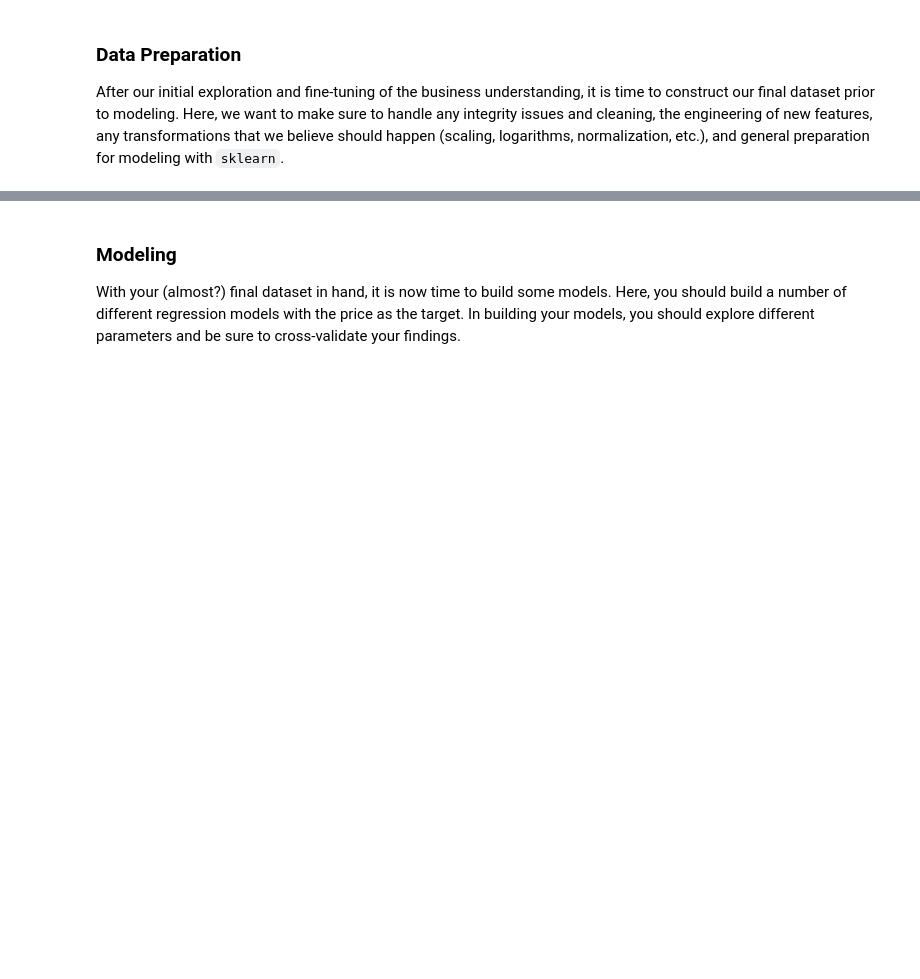
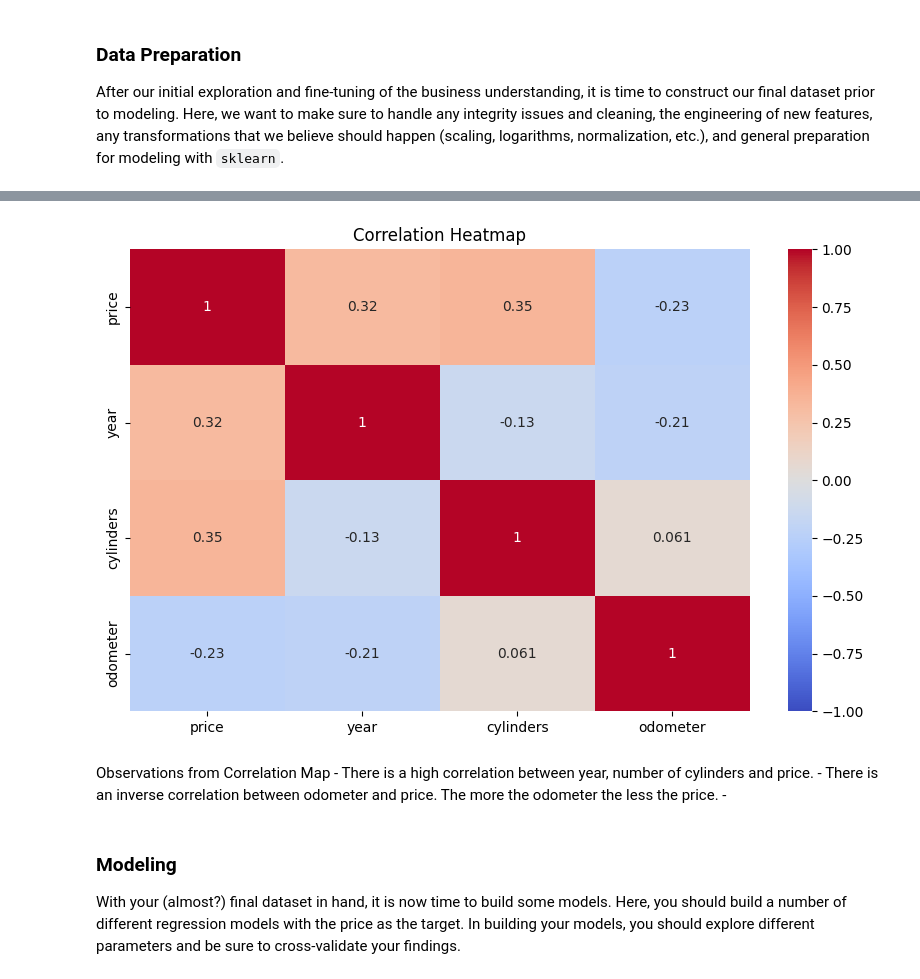
Before and after one commit to skavoori/practical-application-2, a Jupyter notebook: prompt_II.ipynb, the cells around one changed output, grey strips where cells are left out. Drawn from its saved outputs; the diff is of its cells as text; code cells hidden in the pictures; blank space fills up the shorter version.

```diff
--- a/prompt_II.ipynb
+++ b/prompt_II.ipynb
@@ -128,0 +129,7 @@ Preparation Steps
+# %%
+df = pd.read_csv('data/vehicles.csv')
+df_prepared = df.dropna()
+df_prepared = df_prepared.drop(columns=['id', 'VIN', 'state', 'region'])
+df_prepared = df_prepared[df_prepared['price'] != 0].reset_index(drop=True)
+df_prepared.head()
+df_prepared.info()
@@ -128,0 +167,6 @@ Preparation Steps
+# %%
+# Convert cylinders to numeric
+df_prepared['cylinders'] = df_prepared['cylinders'].str.replace('cylinders', '')
+df_prepared = df_prepared[df_prepared['cylinders'] != 'other'].reset_index(drop=True)
+df_prepared['cylinders'] = df_prepared['cylinders'].astype(int)
+df_prepared['cylinders'].value_counts()
@@ -129,3 +219,19 @@ Preparation Steps
+# %%
+# Selecting numerical features only
+data_numeric = df_prepared.select_dtypes(include=['float64', 'int64'])
+
+# Heatmap on numerical features
+plt.figure(figsize=(10, 6))
+sns.heatmap(data_numeric.corr(), annot=True, cmap='coolwarm', vmin=-1, vmax=1)
+plt.title('Correlation Heatmap')
+plt.show()
+# %% [output]
+[figure, added]
+# %% [markdown]
+Observations from Correlation Map
+    - There is a high correlation between year, number of cylinders and price.
+    - There is an inverse correlation between odometer and price. The more the odometer the less the price.
+    -
 # %% [markdown]
 ### Modeling
 
```
Also changed, not shown: parts of 7 cells of this notebook.
